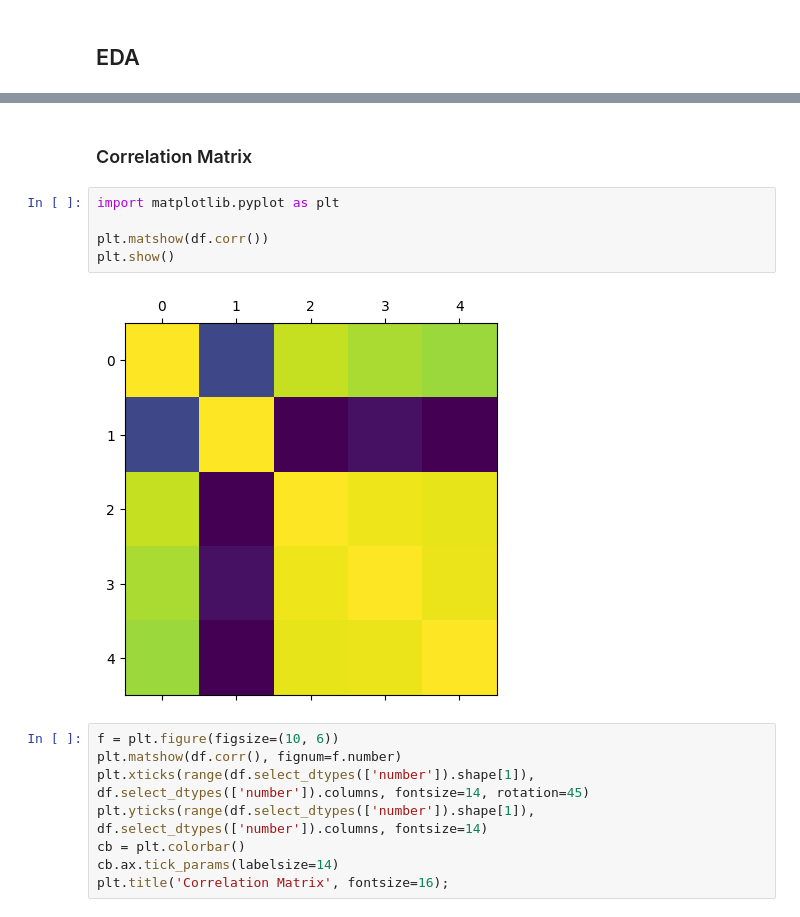
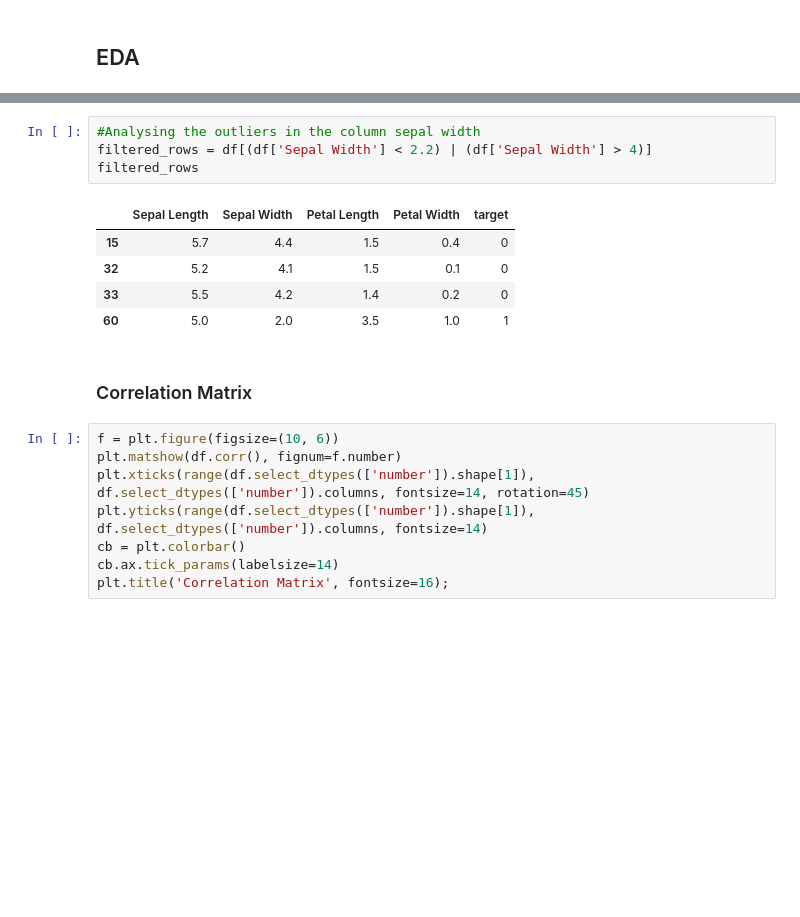
Before and after one commit to abdulhakkeempa/iris-classification, a Jupyter notebook: Iris_Classification.ipynb, the cells around one changed output, grey strips where cells are left out. Cells and saved outputs as stored; diff of their text form; blank space fills up the shorter version.

```diff
--- a/Iris_Classification.ipynb
+++ b/Iris_Classification.ipynb
@@ -60,12 +103,15 @@ df.describe().T #stastictical inference from the dataset.
+# %%
+#Analysing the outliers in the column sepal width
+filtered_rows = df[(df['Sepal Width'] < 2.2) | (df['Sepal Width'] > 4)]
+filtered_rows
+# %% [output]
+|  | Sepal Length | Sepal Width | Petal Length | Petal Width | target |
+| 15 | 5.7 | 4.4 | 1.5 | 0.4 | 0 |
+| 32 | 5.2 | 4.1 | 1.5 | 0.1 | 0 |
+| 33 | 5.5 | 4.2 | 1.4 | 0.2 | 0 |
+| 60 | 5.0 | 2.0 | 3.5 | 1.0 | 1 |
 # %% [markdown]
 ### Correlation Matrix
-# %%
-import matplotlib.pyplot as plt
-
-plt.matshow(df.corr())
-plt.show()
-# %% [output]
-[figure, removed]
 # %%
 f = plt.figure(figsize=(10, 6))
 plt.matshow(df.corr(), fignum=f.number)
```
Also changed, not shown: parts of 6 cells of this notebook.
